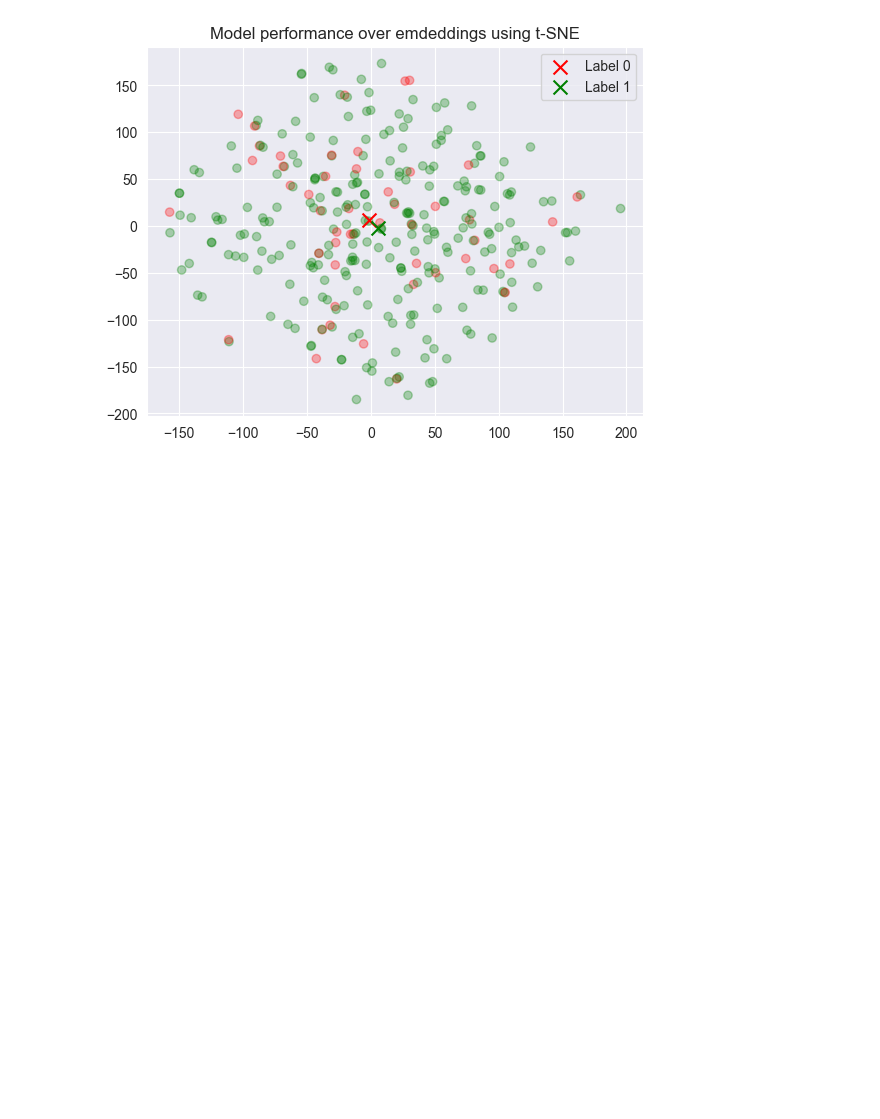
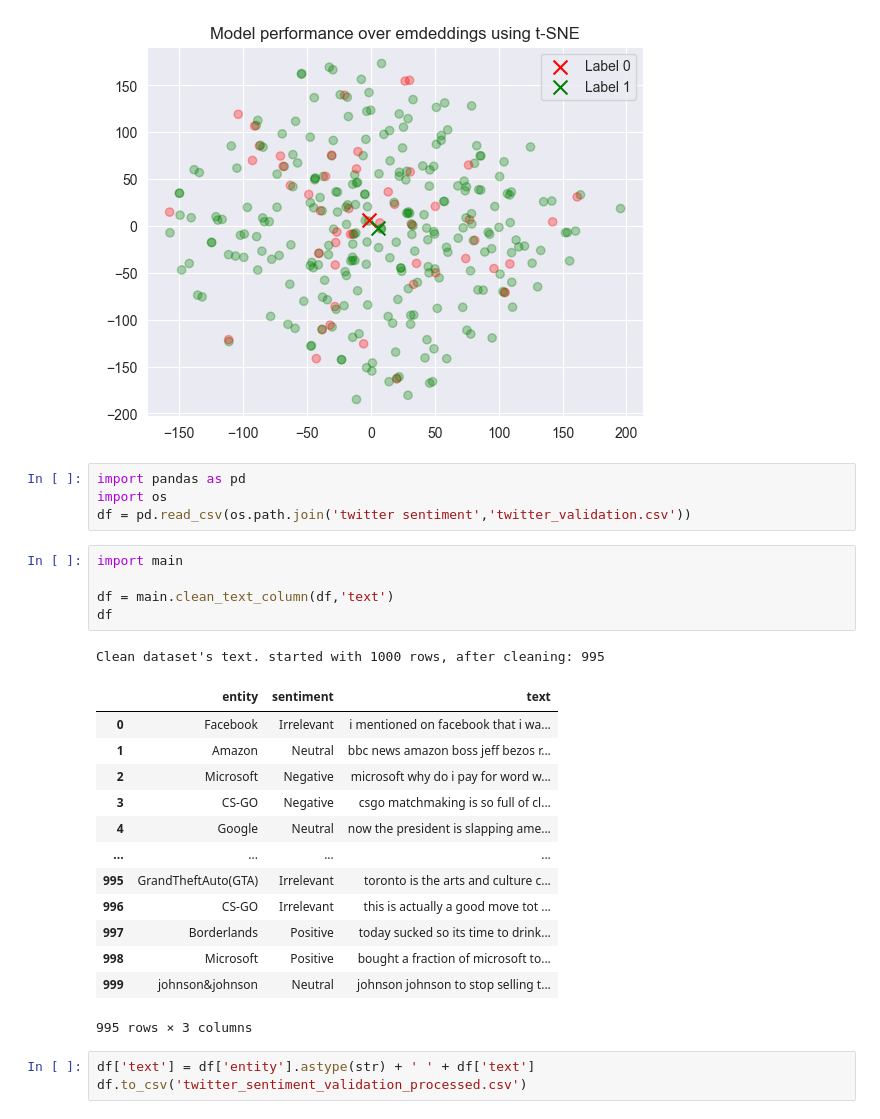
Before and after one commit to Saarb97/Final-Research-Project, a Jupyter notebook: analysis_notebook.ipynb, the cells around one changed output. Drawn from its saved outputs; the diff is of its cells as text; blank space fills up the shorter version.

```diff
--- a/analysis_notebook.ipynb
+++ b/analysis_notebook.ipynb
@@ -1253,3 +1253,30 @@ Unique values in color_indices: [ 0.  1. nan]
 x length: 4096, y length: 4096, df3 rows: 4096
 Silhouette Score: 0.004153202772454235
 [figure]
+# %%
+import pandas as pd
+import os
+df = pd.read_csv(os.path.join('twitter sentiment','twitter_validation.csv'))
+# %%
+import main
+
+df = main.clean_text_column(df,'text')
+df
+# %% [output]
+Clean dataset's text. started with 1000 rows, after cleaning: 995
+|  | entity | sentiment | text |
+| 0 | Facebook | Irrelevant | i mentioned on facebook that i wa... |
+| 1 | Amazon | Neutral | bbc news amazon boss jeff bezos r... |
+| 2 | Microsoft | Negative | microsoft why do i pay for word w... |
+| 3 | CS-GO | Negative | csgo matchmaking is so full of cl... |
+| 4 | Google | Neutral | now the president is slapping ame... |
+| ... | ... | ... | ... |
+| 995 | GrandTheftAuto(GTA) | Irrelevant | toronto is the arts and culture c... |
+| 996 | CS-GO | Irrelevant | this is actually a good move tot ... |
+| 997 | Borderlands | Positive | today sucked so its time to drink... |
+| 998 | Microsoft | Positive | bought a fraction of microsoft to... |
+| 999 | johnson&johnson | Neutral | johnson johnson to stop selling t... |
+995 rows × 3 columns
+# %%
+df['text'] = df['entity'].astype(str) + ' ' + df['text']
+df.to_csv('twitter_sentiment_validation_processed.csv')
```
Also changed, not shown: parts of 6 cells of this notebook, 1 other file.
